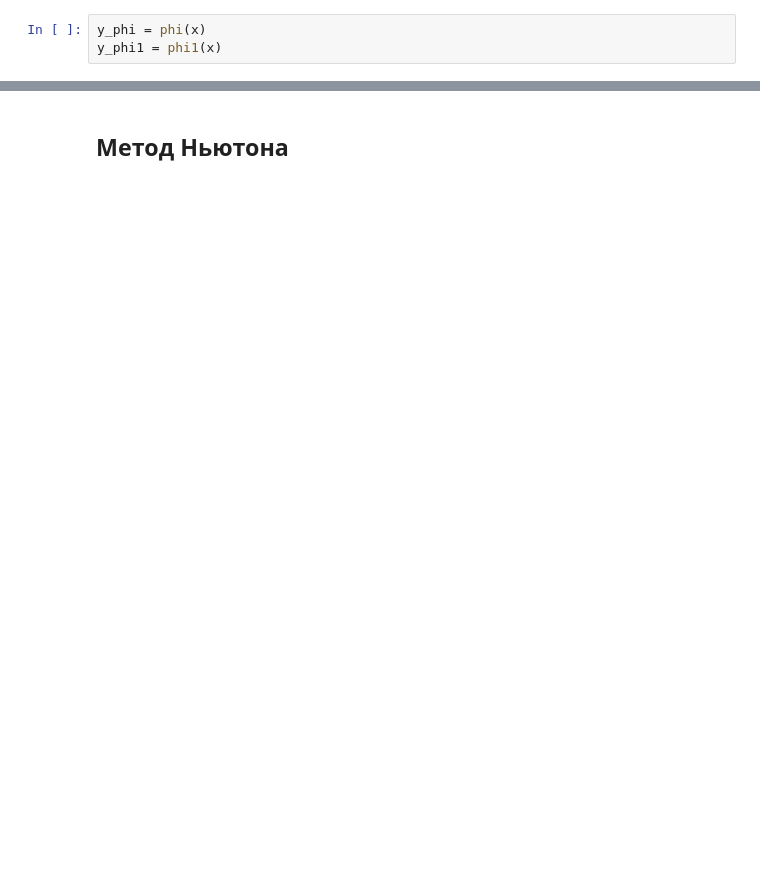
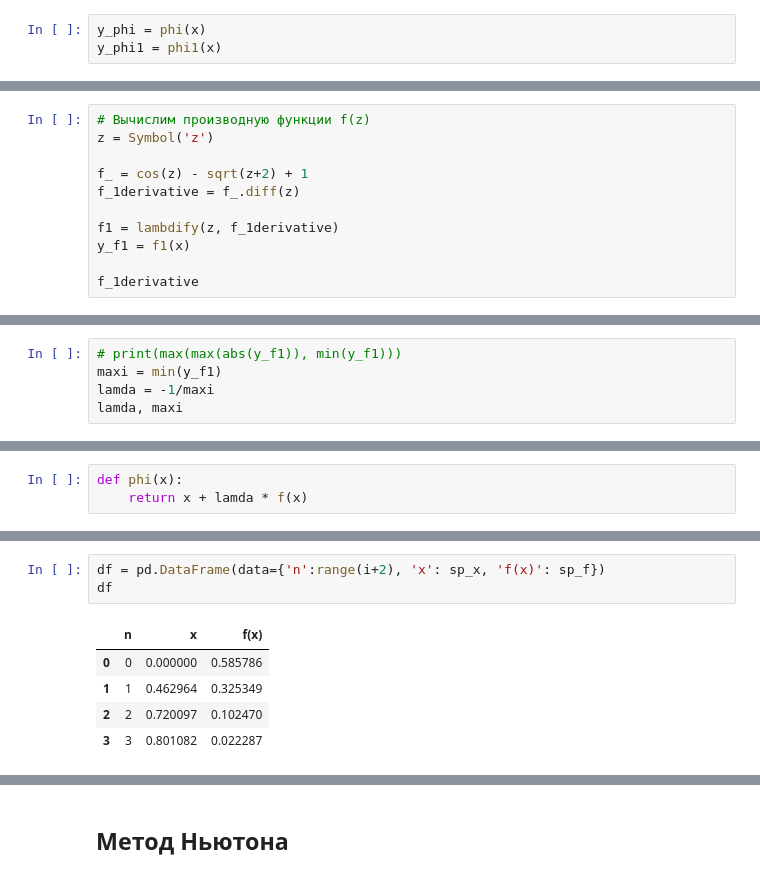
Before and after one commit to vavilon5/Educational, a Jupyter notebook: numerical_methods/lab_1.ipynb, the cells around one changed output, grey strips where cells are left out. Cells and saved outputs as stored; diff of their text form; blank space fills up the shorter version.

```diff
--- a/numerical_methods/lab_1.ipynb
+++ b/numerical_methods/lab_1.ipynb
@@ -130,0 +187,11 @@ array([-3.00000000e+00, -2.98698699e+00, -2.97397397e+00, -2.96096096e+00,
+# %%
+# Вычислим производную функции f(z)
+z = Symbol('z')
+
+f_ = cos(z) - sqrt(z+2) + 1
+f_1derivative = f_.diff(z)
+
+f1 = lambdify(z, f_1derivative)
+y_f1 = f1(x)
+
+f_1derivative
@@ -130,0 +227,5 @@ array([-3.00000000e+00, -2.98698699e+00, -2.97397397e+00, -2.96096096e+00,
+# %%
+# print(max(max(abs(y_f1)), min(y_f1)))
+maxi = min(y_f1)
+lamda = -1/maxi
+lamda, maxi
@@ -130,0 +236,3 @@ array([-3.00000000e+00, -2.98698699e+00, -2.97397397e+00, -2.96096096e+00,
+# %%
+def phi(x):
+    return x + lamda * f(x)
@@ -196,0 +296,9 @@ x0 = a
+# %%
+df = pd.DataFrame(data={'n':range(i+2), 'x': sp_x, 'f(x)': sp_f})
+df
+# %% [output]
+|  | n | x | f(x) |
+| 0 | 0 | 0.000000 | 0.585786 |
+| 1 | 1 | 0.462964 | 0.325349 |
+| 2 | 2 | 0.720097 | 0.102470 |
+| 3 | 3 | 0.801082 | 0.022287 |
```
Also changed, not shown: parts of 51 cells of this notebook.
